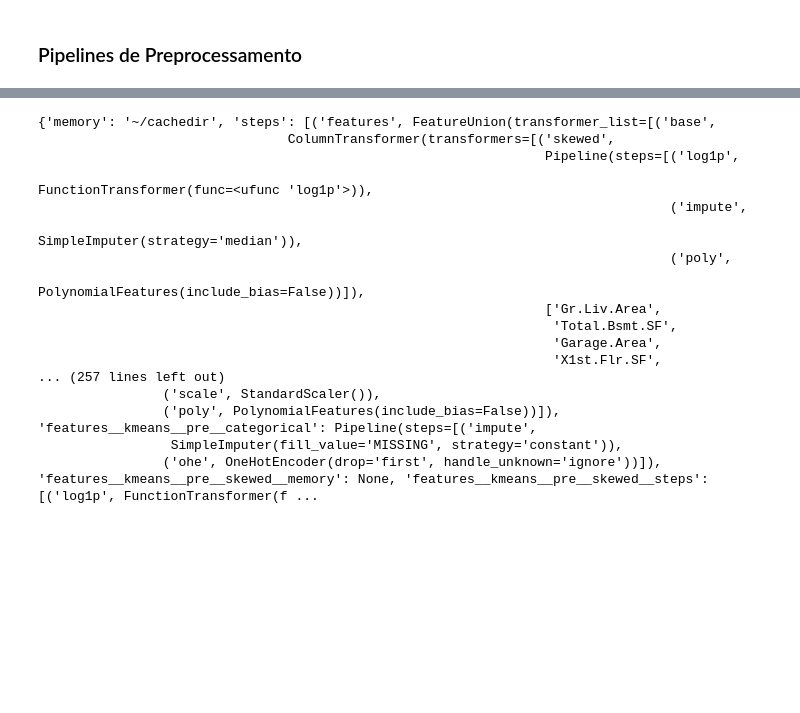
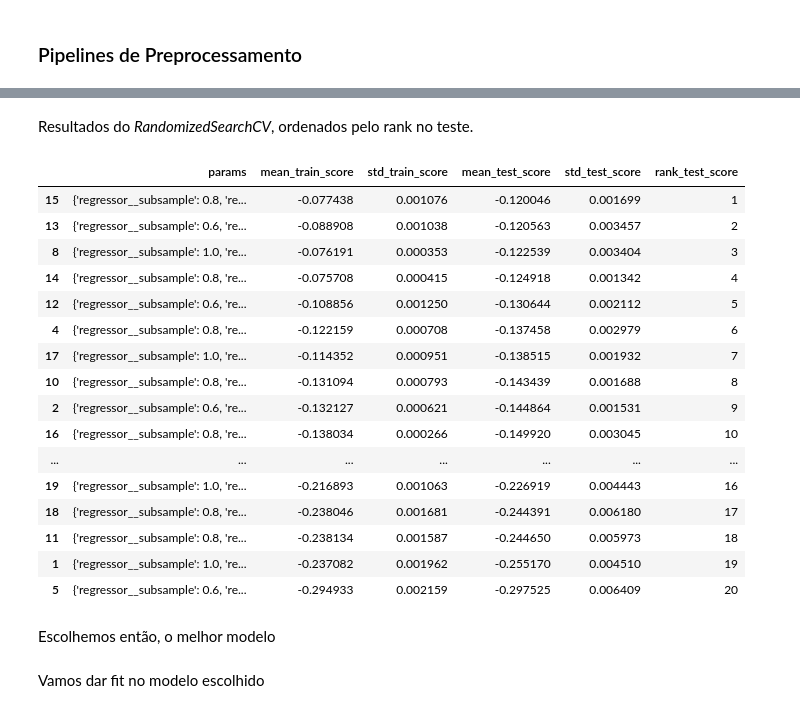
Before and after one commit to henriquebrnetto/projeto_ml_4sem, a Jupyter notebook: model.ipynb, the cells around one changed output, grey strips where cells are left out. Drawn from its saved outputs; the diff is of its cells as text; code cells hidden in the pictures; blank space fills up the shorter version.

```diff
--- a/model.ipynb
+++ b/model.ipynb
@@ -587,29 +655,33 @@ KeyboardInterrupt:
+# %% [markdown]
+Resultados do *RandomizedSearchCV*, ordenados pelo rank no teste.
+# %%
+cv_results_df = pd.DataFrame(search.cv_results_)
+cv_results_df = cv_results_df.sort_values(by='rank_test_score')
+cv_results_df = cv_results_df[['params', 'mean_train_score', 'std_train_score', 'mean_test_score', 'std_test_score', 'rank_test_score']]
+
+cv_results_df
+# %% [output]
+|  | params | mean_train_score | std_train_score | mean_test_score | std_test_score | rank_test_score |
+| 15 | {'regressor__subsample': 0.8, 're... | -0.077438 | 0.001076 | -0.120046 | 0.001699 | 1 |
+| 13 | {'regressor__subsample': 0.6, 're... | -0.088908 | 0.001038 | -0.120563 | 0.003457 | 2 |
+| 8 | {'regressor__subsample': 1.0, 're... | -0.076191 | 0.000353 | -0.122539 | 0.003404 | 3 |
+| 14 | {'regressor__subsample': 0.8, 're... | -0.075708 | 0.000415 | -0.124918 | 0.001342 | 4 |
+| 12 | {'regressor__subsample': 0.6, 're... | -0.108856 | 0.001250 | -0.130644 | 0.002112 | 5 |
+| 4 | {'regressor__subsample': 0.8, 're... | -0.122159 | 0.000708 | -0.137458 | 0.002979 | 6 |
+| 17 | {'regressor__subsample': 1.0, 're... | -0.114352 | 0.000951 | -0.138515 | 0.001932 | 7 |
+| 10 | {'regressor__subsample': 0.8, 're... | -0.131094 | 0.000793 | -0.143439 | 0.001688 | 8 |
+| 2 | {'regressor__subsample': 0.6, 're... | -0.132127 | 0.000621 | -0.144864 | 0.001531 | 9 |
+| 16 | {'regressor__subsample': 0.8, 're... | -0.138034 | 0.000266 | -0.149920 | 0.003045 | 10 |
+| ... | ... | ... | ... | ... | ... | ... |
+| 19 | {'regressor__subsample': 1.0, 're... | -0.216893 | 0.001063 | -0.226919 | 0.004443 | 16 |
+| 18 | {'regressor__subsample': 0.8, 're... | -0.238046 | 0.001681 | -0.244391 | 0.006180 | 17 |
+| 11 | {'regressor__subsample': 0.8, 're... | -0.238134 | 0.001587 | -0.244650 | 0.005973 | 18 |
+| 1 | {'regressor__subsample': 1.0, 're... | -0.237082 | 0.001962 | -0.255170 | 0.004510 | 19 |
+| 5 | {'regressor__subsample': 0.6, 're... | -0.294933 | 0.002159 | -0.297525 | 0.006409 | 20 |
+# %% [markdown]
+Escolhemos então, o melhor modelo
 # %%
-search.cv_results_
-cv_results_df = pd.DataFrame(search.cv_results_)
-cv_results_df = cv_results_df.sort_values(by='rank_test_score')
-cv_results_df = cv_results_df[['params', 'mean_train_score', 'std_train_score', 'mean_test_score', 'std_test_score', 'rank_test_score']]
-
-
-best_model = search.best_estimator_
-best_model_params = best_model.get_params()
-print(best_model_params)
+chosen_model = search.best_estimator_
-# %% [output]
-{'memory': '~/cachedir', 'steps': [('features', FeatureUnion(transformer_list=[('base',
-                                ColumnTransformer(transformers=[('skewed',
-                                                                 Pipeline(steps=[('log1p',
-                                                                                  FunctionTransformer(func=<ufunc 'log1p'>)),
-                                                                                 ('impute',
-                                                                                  SimpleImputer(strategy='median')),
-                                                                                 ('poly',
-                                                                                  PolynomialFeatures(include_bias=False))]),
-                                                                 ['Gr.Liv.Area',
-                                                                  'Total.Bsmt.SF',
-                                                                  'Garage.Area',
-                                                                  'X1st.Flr.SF',
-... (257 lines left out)
-                ('scale', StandardScaler()),
-                ('poly', PolynomialFeatures(include_bias=False))]), 'features__kmeans__pre__categorical': Pipeline(steps=[('impute',
-                 SimpleImputer(fill_value='MISSING', strategy='constant')),
-                ('ohe', OneHotEncoder(drop='first', handle_unknown='ignore'))]), 'features__kmeans__pre__skewed__memory': None, 'features__kmeans__pre__skewed__steps': [('log1p', FunctionTransformer(f ...
+# %% [markdown]
+Vamos dar fit no modelo escolhido
 # %%
```
Also changed, not shown: parts of 29 cells of this notebook, 2 other files.
